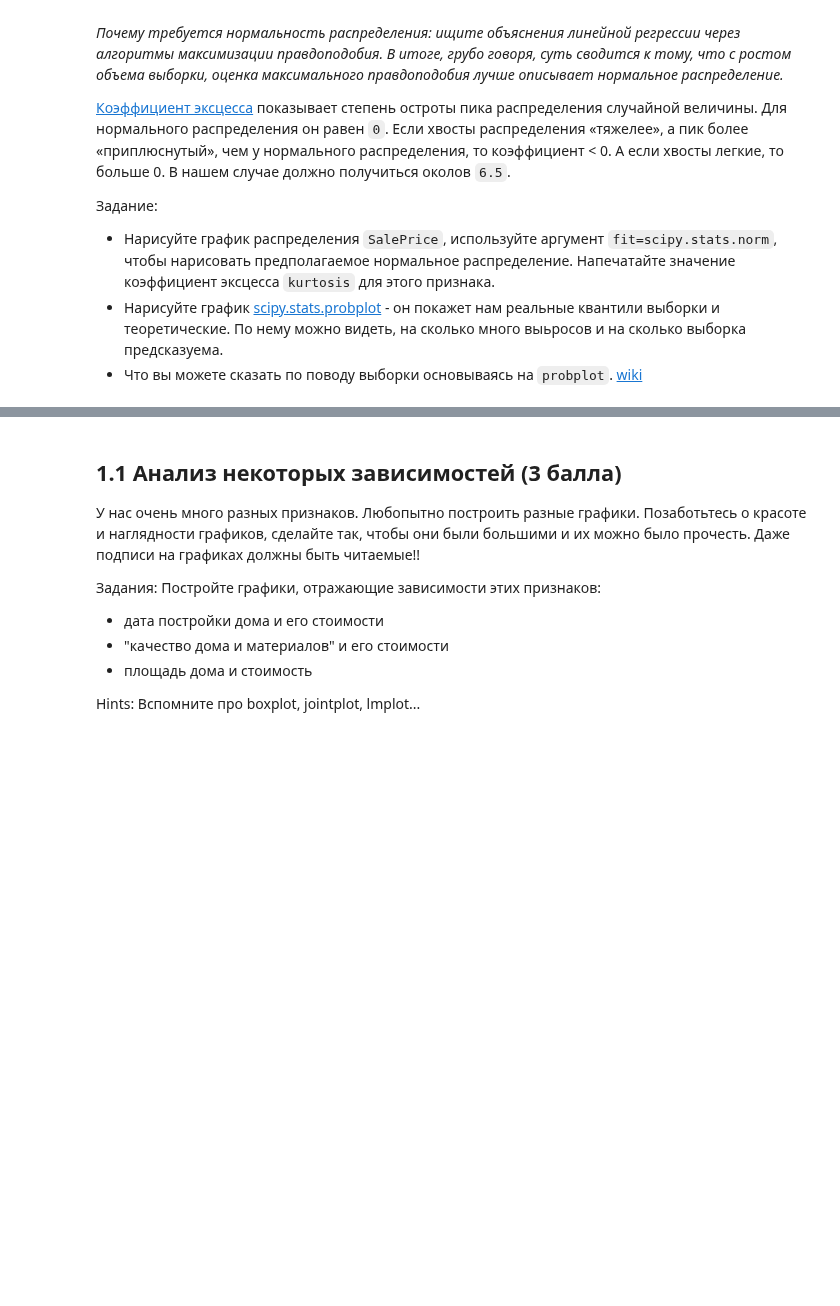
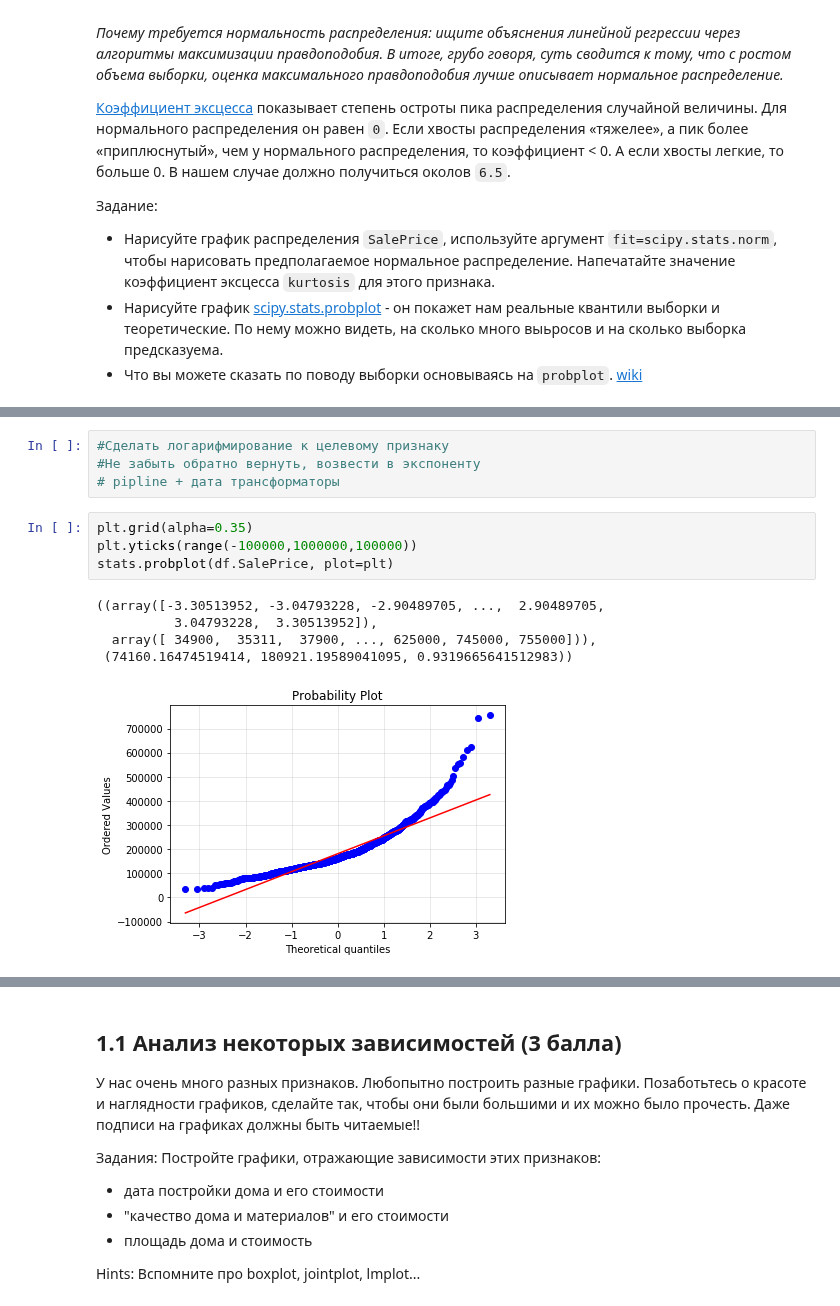
Before and after one commit to D7nis/Course-ML-Classic, a Jupyter notebook: Practice/4. Линейная регрессия/04-linear-regression_DDA.ipynb, the cells around one changed output, grey strips where cells are left out. Saved outputs shown, nothing was run; the diff lists cells and outputs as text; blank space fills up the shorter version.

```diff
--- a/Practice/4. Линейная регрессия/04-linear-regression_DDA.ipynb
+++ b/Practice/4. Линейная регрессия/04-linear-regression_DDA.ipynb
@@ -166,0 +212,14 @@ _Почему требуется нормальность распределен
+# %%
+#Сделать логарифмирование к целевому признаку
+#Не забыть обратно вернуть, возвести в экспоненту
+# pipline + дата трансформаторы
+# %%
+plt.grid(alpha=0.35)
+plt.yticks(range(-100000,1000000,100000))
+stats.probplot(df.SalePrice, plot=plt)
+# %% [output]
+((array([-3.30513952, -3.04793228, -2.90489705, ...,  2.90489705,
+          3.04793228,  3.30513952]),
+  array([ 34900,  35311,  37900, ..., 625000, 745000, 755000])),
+ (74160.16474519414, 180921.19589041095, 0.9319665641512983))
+[figure, added]
```
Also changed, not shown: parts of 11 cells of this notebook.
